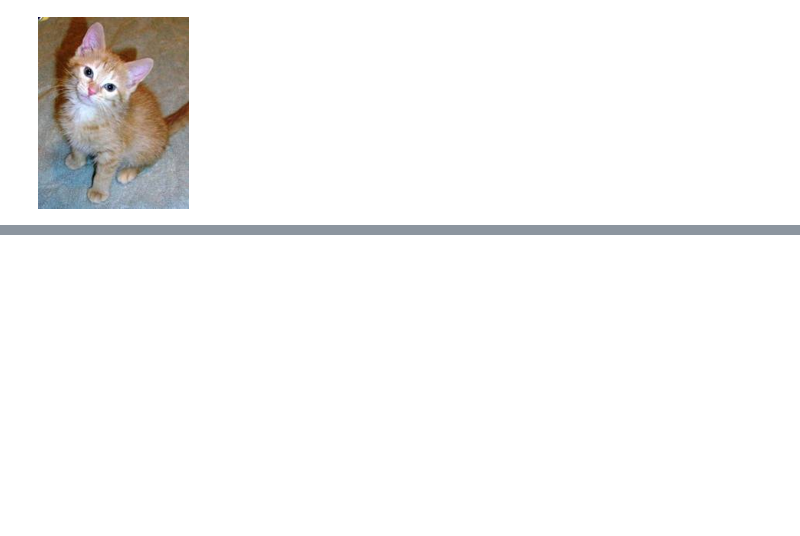
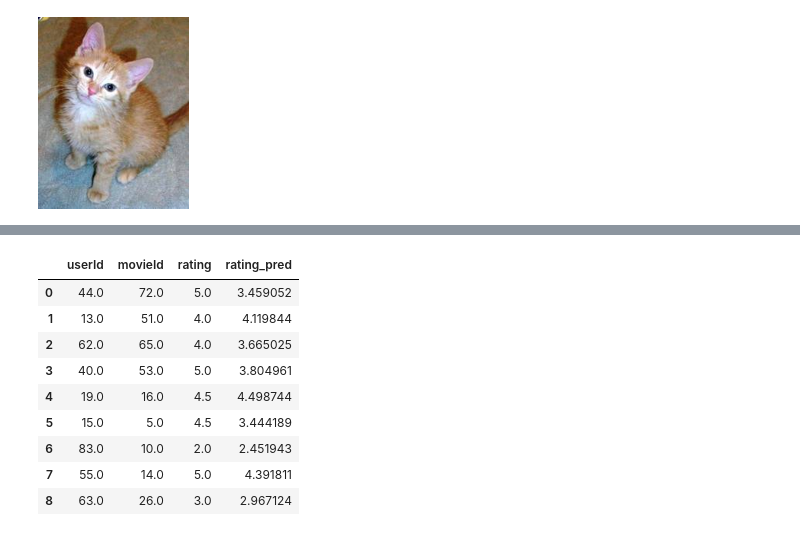
Before and after one commit to SukiHeaven/FastaiTest, a Jupyter notebook: FastaiTest.ipynb, the cells around one changed output, grey strips where cells are left out. Cells and saved outputs as stored; diff of their text form; code cells hidden in the pictures; blank space fills up the shorter version.

```diff
--- a/FastaiTest.ipynb
+++ b/FastaiTest.ipynb
@@ -35,0 +76,7 @@ img.to_thumb(192)
+# %%
+
+from fastai.collab import *
+path = untar_data(URLs.ML_SAMPLE)
+dls = CollabDataLoaders.from_csv(path/'ratings.csv')
+learn = collab_learner(dls, y_range=(0.5,5.5))
+learn.fine_tune(10)
@@ -35,0 +98,3 @@ img.to_thumb(192)
+# %%
+learn.show_results()
+# %% [output]
@@ -35,0 +102,10 @@ img.to_thumb(192)
+|  | userId | movieId | rating | rating_pred |
+| 0 | 44.0 | 72.0 | 5.0 | 3.459052 |
+| 1 | 13.0 | 51.0 | 4.0 | 4.119844 |
+| 2 | 62.0 | 65.0 | 4.0 | 3.665025 |
+| 3 | 40.0 | 53.0 | 5.0 | 3.804961 |
+| 4 | 19.0 | 16.0 | 4.5 | 4.498744 |
+| 5 | 15.0 | 5.0 | 4.5 | 3.444189 |
+| 6 | 83.0 | 10.0 | 2.0 | 2.451943 |
+| 7 | 55.0 | 14.0 | 5.0 | 4.391811 |
+| 8 | 63.0 | 26.0 | 3.0 | 2.967124 |
```
Also changed, not shown: parts of 10 cells of this notebook, 2 other files.
